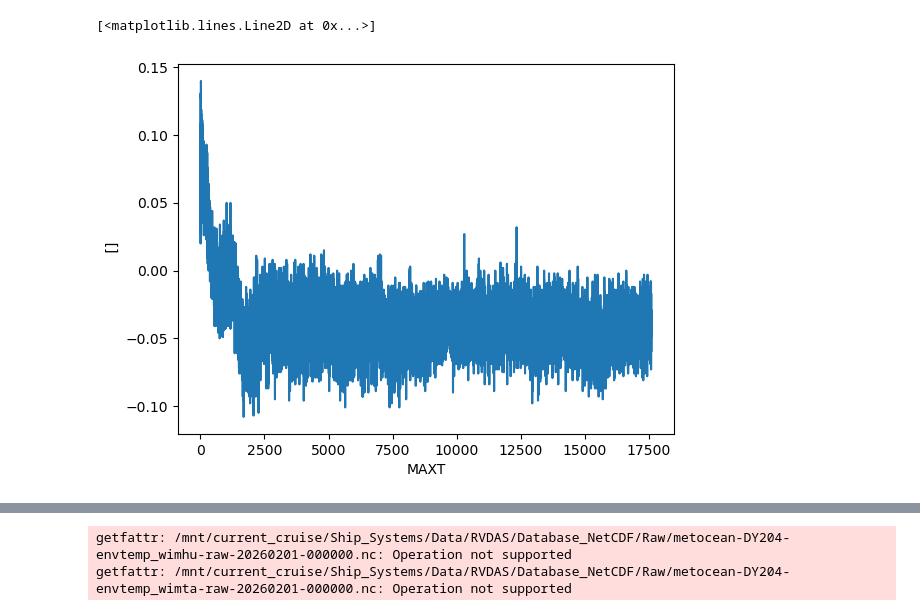
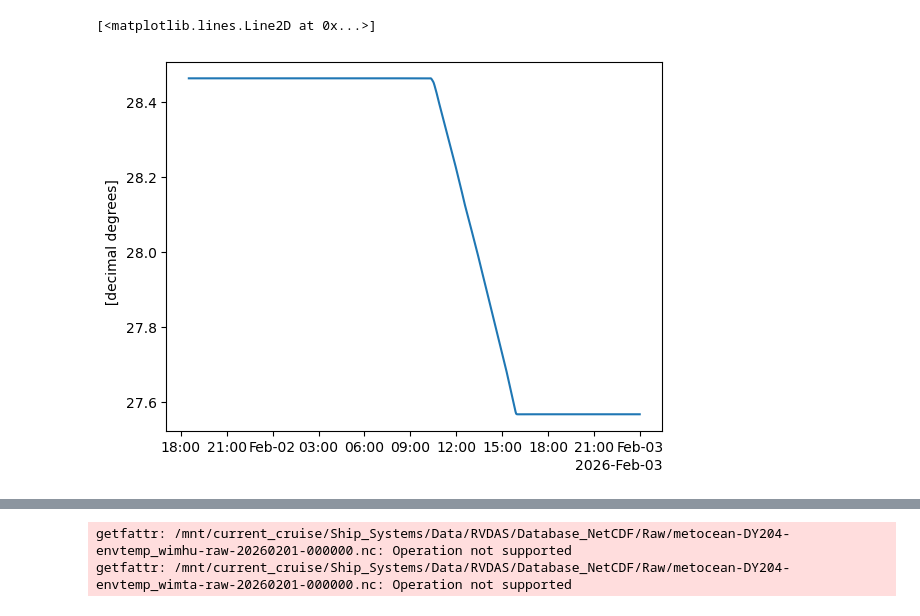
Before and after one commit to NOC-OCP/ocp_hydro_matlab, a Jupyter notebook: Python/Explore_data.ipynb, the cells around one changed output, grey strips where cells are left out. Drawn from its saved outputs; the diff is of its cells as text; code cells hidden in the pictures.

Commit message:
rvdas

```diff
--- a/Python/Explore_data.ipynb
+++ b/Python/Explore_data.ipynb
@@ -51,0 +56,4 @@ Data variables:
+# %%
+dpath = '/mnt/current_cruise/Ship_Systems/Data/RVDAS/Database_NetCDF/METOCEAN/'
+
+ds = xr.open_mfdataset(dpath+'metocean_20260*.nc')
@@ -52,6 +119,6 @@ Data variables:
 # %%
-for (ds.ch3).plot()
+ds.latitude.plot(x='times')
 # %% [output]
 [<matplotlib.lines.Line2D at 0x...>]
-[figure, old version]
+[figure, new version]
 # %%
```
Also changed, not shown: parts of 11 cells of this notebook, 1 other file.
